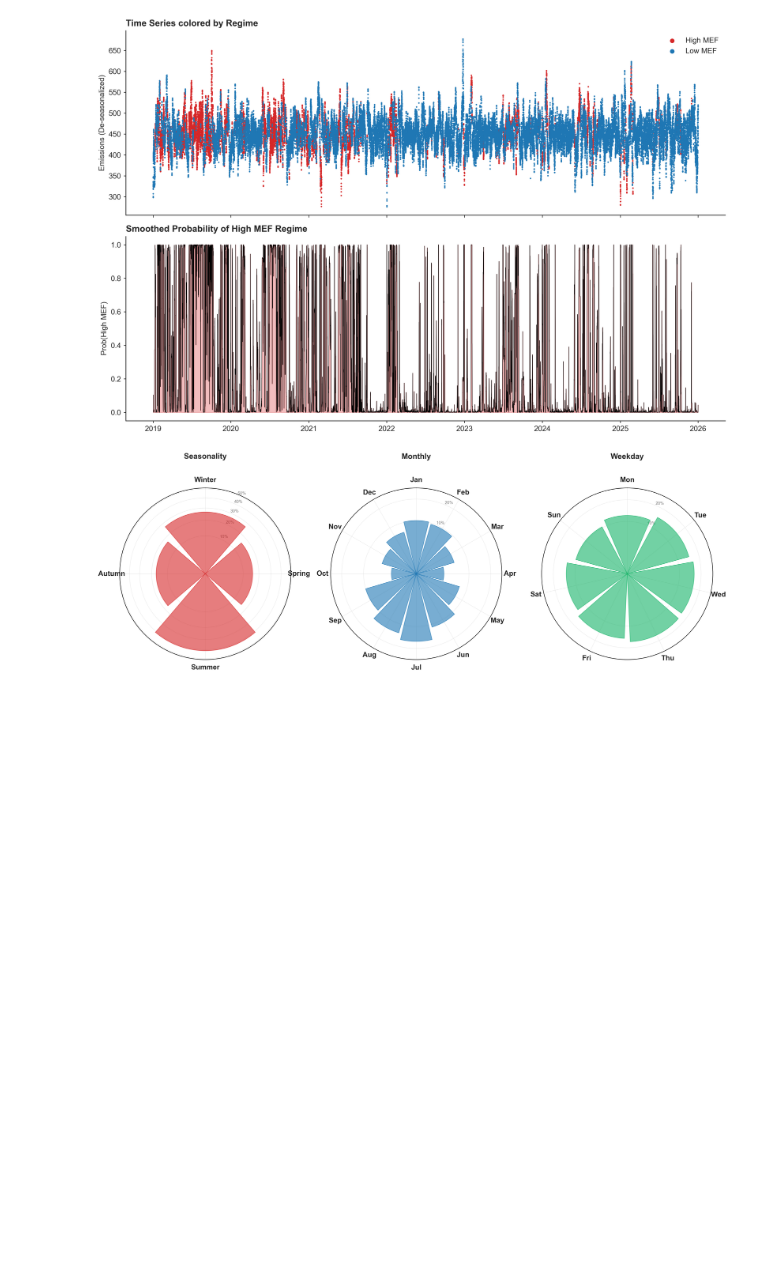
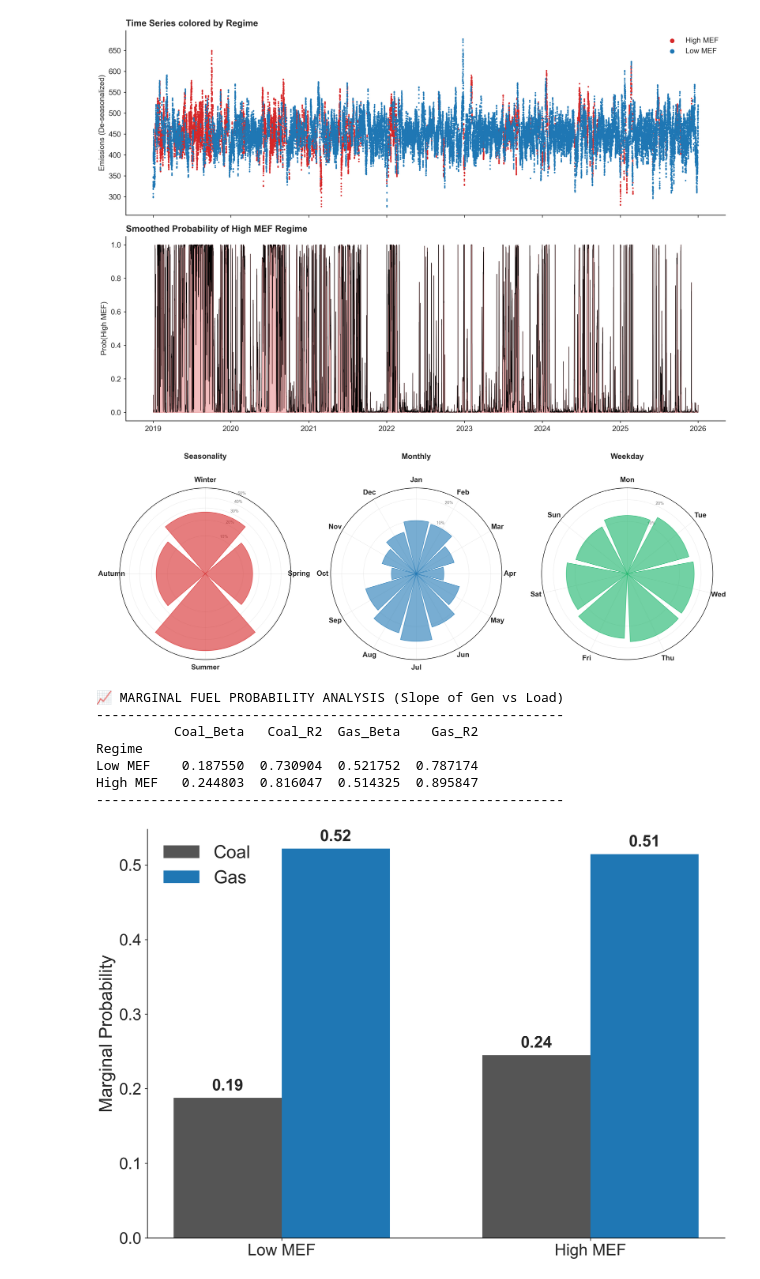
Before and after one commit to APanico12/STATE_DEPENDET_MEF, a Jupyter notebook: mainlight.ipynb, the cells around one changed output. Drawn from its saved outputs; the diff is of its cells as text; code cells hidden in the pictures; blank space fills up the shorter version.

```diff
--- a/mainlight.ipynb
+++ b/mainlight.ipynb
@@ -117,6 +132,17 @@ analysis.plot_regime_polar_charts()
 # %% [output]
 [figure]
 [figure]
+# %%
+analysis.analyze_marginal_fuel_probability()
+# %% [output]
+📈 MARGINAL FUEL PROBABILITY ANALYSIS (Slope of Gen vs Load)
+------------------------------------------------------------
+          Coal_Beta   Coal_R2  Gas_Beta    Gas_R2
+Regime
+Low MEF    0.187550  0.730904  0.521752  0.787174
+High MEF   0.244803  0.816047  0.514325  0.895847
+------------------------------------------------------------
+[figure, added]
 # %%
 ms_results_hourly = analysis.fit_msm_hourly()
 # %% [output]
```
Also changed, not shown: parts of 8 cells of this notebook, 50 other files.
